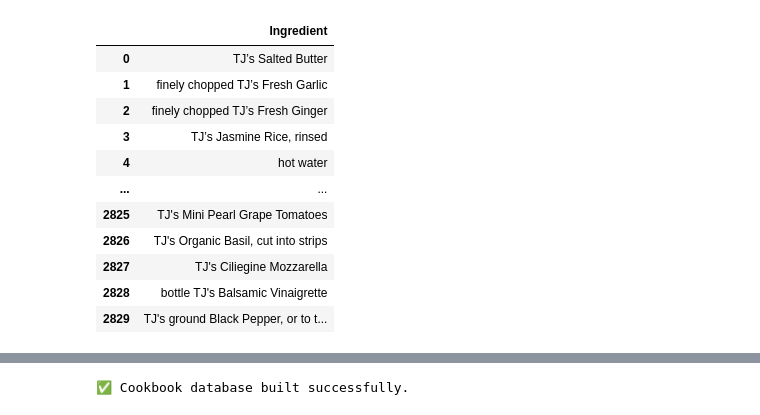
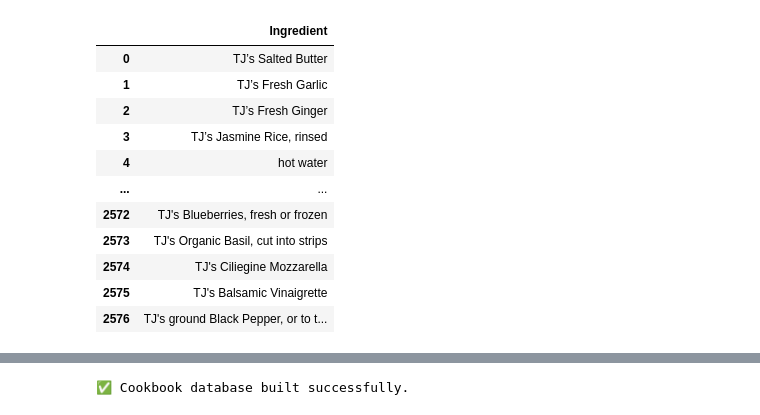
Before and after one commit to btschmid95/team-no-food-waste-for-you, a Jupyter notebook: testing/cleaning.ipynb, the cells around one changed output, grey strips where cells are left out. Cells and saved outputs as stored; diff of their text form; code cells hidden in the pictures.

Commit message:
Update split based on "TJ's"

```diff
--- a/testing/cleaning.ipynb
+++ b/testing/cleaning.ipynb
@@ -5,87 +5,106 @@ import re
 from sqlalchemy import create_engine
 from __future__ import annotations
 
-recipes = pd.read_csv("../web_scraper/trader_joes_recipes.csv")
+recipes = pd.read_csv("../streamlit_app/trader_joes_recipes.csv")
 products = pd.read_csv("../web_scraper/trader_joes_products.csv")
-fruit_veg = pd.read_csv("../web_scraper/traderjoes_fresh-fruits-veggies_products.csv")
-meat = pd.read_csv("../web_scraper/traderjoes_meat_products.csv")
+# fruit_veg = pd.read_csv("../web_scraper/traderjoes_fresh-fruits-veggies_products.csv")
+# meat = pd.read_csv("../web_scraper/traderjoes_meat_products.csv")
 # %%
 recipes["ingredients"] = recipes["ingredients"].apply(
     lambda x: ast.literal_eval(x) if isinstance(x, str) else x
 )
 
+
+
+trader_joes_split = re.compile(
+    r"""
+    ^\s*
+    (.+?)                           # Group 1: Everything before TJ indicator (non-greedy)
+    \s+                             # Space separator
+    (?=TJ’s|TJ'?s|TJ"s|TJs|Joe'?s|Joseph'?s)     # Lookahead for TJ indicator
+    (.+?)                           # Group 2: Everything from TJ indicator onward
+    \s*$
+    |                               # OR
+    ^\s*
+    ()                              # Group 1: Empty (no quantity)
+    (.+?)                           # Group 2: Everything
+    \s*$
+    """,
+    re.VERBOSE | re.IGNORECASE
+)
+
 qty_name_split = re.compile(
     r"""
     ^\s*
-    (                                   # 1st group: qty
-        (?:\d+(?:\.\d+)?                # Number like 1 or 1.5
-        |\d+\s*/\s*\d+                  # Fraction like 1/2
-        |[¼½¾⅓⅔⅛⅜⅝⅞]                    # Unicode fraction
-        |\d+[¼½¾⅓⅔⅛⅜⅝⅞])
-        (?:\s*
-            (?:cup|cups|tbsp|tablespoon(?:s)?|tsp|teaspoon(?:s)?|
+    (
+        (?:\d+\s+\d+\s*/\s*\d+|\d+\s+[¼½¾⅓⅔⅛⅜⅝⅞]|\d+(?:\.\d+)?|\d+\s*/\s*\d+|[¼½¾⅓⅔⅛⅜⅝⅞]|\d+[¼½¾⅓⅔⅛⅜⅝⅞])
+        (?:\s*[-–]\s*(?:\d+\s+\d+\s*/\s*\d+|\d+\s+[¼½¾⅓⅔⅛⅜⅝⅞]|\d+(?:\.\d+)?|\d+\s*/\s*\d+|[¼½¾⅓⅔⅛⅜⅝⅞]|\d+[¼½¾⅓⅔⅛⅜⅝⅞]))?
+        (?:\s+(?:cup|cups|tbsp|tablespoon(?:s)?|tsp|teaspoon(?:s)?|
                oz|ounce(?:s)?|g|gram(?:s)?|kg|ml|l|liter|litre|
                lb|lbs|pound(?:s)?|stick(?:s)?|clove(?:s)?|can(?:s)?|
-               package(?:s)?|pkg|pinch|dash)
-        )?
+               package(?:s)?|pkg|pinch|dash|tub(?:s)?|container(?:s)?))?
         (?:\s*(?:\+|&|/)\s*
-            (?:\d+(?:\.\d+)?|\d+\s*/\s*\d+|[¼½¾⅓⅔⅛⅜⅝⅞])
-            (?:\s*
-                (?:cup|cups|tbsp|tablespoon(?:s)?|tsp|teaspoon(?:s)?|
+            (?:\d+\s+\d+\s*/\s*\d+|\d+\s+[¼½¾⅓⅔⅛⅜⅝⅞]|\d+(?:\.\d+)?|\d+\s*/\s*\d+|[¼½¾⅓⅔⅛⅜⅝⅞]|\d+[¼½¾⅓⅔⅛⅜⅝⅞])
+            (?:\s*[-–]\s*(?:\d+\s+\d+\s*/\s*\d+|\d+\s+[¼½¾⅓⅔⅛⅜⅝⅞]|\d+(?:\.\d+)?|\d+\s*/\s*\d+|[¼½¾⅓⅔⅛⅜⅝⅞]|\d+[¼½¾⅓⅔⅛⅜⅝⅞]))?
+            (?:\s+(?:cup|cups|tbsp|tablespoon(?:s)?|tsp|teaspoon(?:s)?|
                    oz|ounce(?:s)?|g|gram(?:s)?|kg|ml|l|liter|litre|
                    lb|lbs|pound(?:s)?|stick(?:s)?|clove(?:s)?|can(?:s)?|
-                   package(?:s)?|pkg|pinch|dash)
-            )?
+                   package(?:s)?|pkg|pinch|dash|tub(?:s)?|container(?:s)?))?
         )*
-        (?:\s*-\s*                       # NEW: allow "½ - 1 cup"
-            (?:\d+(?:\.\d+)?|\d+\s*/\s*\d+|[¼½¾⅓⅔⅛⅜⅝⅞])
-        )?
-        (?:\s*
-            (?:cup|cups|tbsp|tablespoon(?:s)?|tsp|teaspoon(?:s)?|
-               oz|ounce(?:s)?|g|gram(?:s)?|kg|ml|l|liter|litre|
-               lb|lbs|pound(?:s)?|stick(?:s)?|clove(?:s)?|can(?:s)?|
-               package(?:s)?|pkg|pinch|dash)
-        )?                               # <- unit after the range
     )
-    (?=\s*of\b|\s+\S)
+    (?:\s+of)?
     \s+
     (.+)
     \s*$
     """,
     re.VERBOSE | re.IGNORECASE
 )
 
+
 def split_ingredient(text):
     """
     Split strings like '4 tablespoons TJ’s Salted Butter' into:
     quantity = '4 tablespoons', ingredient = "TJ’s Salted Butter"
     """
 
-    match = qty_name_split.match(text)
+    match = trader_joes_split.match(text)
     if match:
-        qty = match.group(1).strip()
-        name = match.group(2).strip()
+        if match.group(1) is not None:
+            qty = match.group(1).strip() or None
+            name = match.group(2).strip()
+        else:
+            qty = match.group(3).strip() or None
+            name = match.group(4).strip()
     else:
         qty, name = None, text.strip()
     return pd.Series([qty, name])
 
+def further_split_name(row):
+    match = qty_name_split.match(row['ingredient_name'])
+    if match:
+        row['quantity_text'] = match.group(1).strip()
+        row['ingredient_name'] = match.group(2).strip()
+    return row
+
+
 recipes_exploded = recipes.explode("ingredients", ignore_index=True)
 recipes_exploded[["quantity_text", "ingredient_name"]] = recipes_exploded["ingredients"].apply(split_ingredient)
+recipes_exploded = recipes_exploded.apply(further_split_name, axis = 1)
 
 cookbook_df = recipes_exploded[["title", "category", "ingredient_name", "quantity_text"]]
 possible_ingredients = cookbook_df['ingredient_name'].unique()
 possible_ingredients_df = pd.DataFrame(possible_ingredients, columns=["Ingredient"])
 possible_ingredients_df
 # %% [output]
 |  | Ingredient |
 | 0 | TJ’s Salted Butter |
-| 1 | finely chopped TJ’s Fresh Garlic |
-| 2 | finely chopped TJ’s Fresh Ginger |
+| 1 | TJ’s Fresh Garlic |
+| 2 | TJ’s Fresh Ginger |
 | 3 | TJ’s Jasmine Rice, rinsed |
 | 4 | hot water |
 | ... | ... |
-| 2825 | TJ's Mini Pearl Grape Tomatoes |
-| 2826 | TJ's Organic Basil, cut into strips |
-| 2827 | TJ's Ciliegine Mozzarella |
-| 2828 | bottle TJ's Balsamic Vinaigrette |
-| 2829 | TJ's ground Black Pepper, or to t... |
+| 2572 | TJ's Blueberries, fresh or frozen |
+| 2573 | TJ's Organic Basil, cut into strips |
+| 2574 | TJ's Ciliegine Mozzarella |
+| 2575 | TJ's Balsamic Vinaigrette |
+| 2576 | TJ's ground Black Pepper, or to t... |
```
Also changed, not shown: parts of 6 cells of this notebook, 3 other files.
